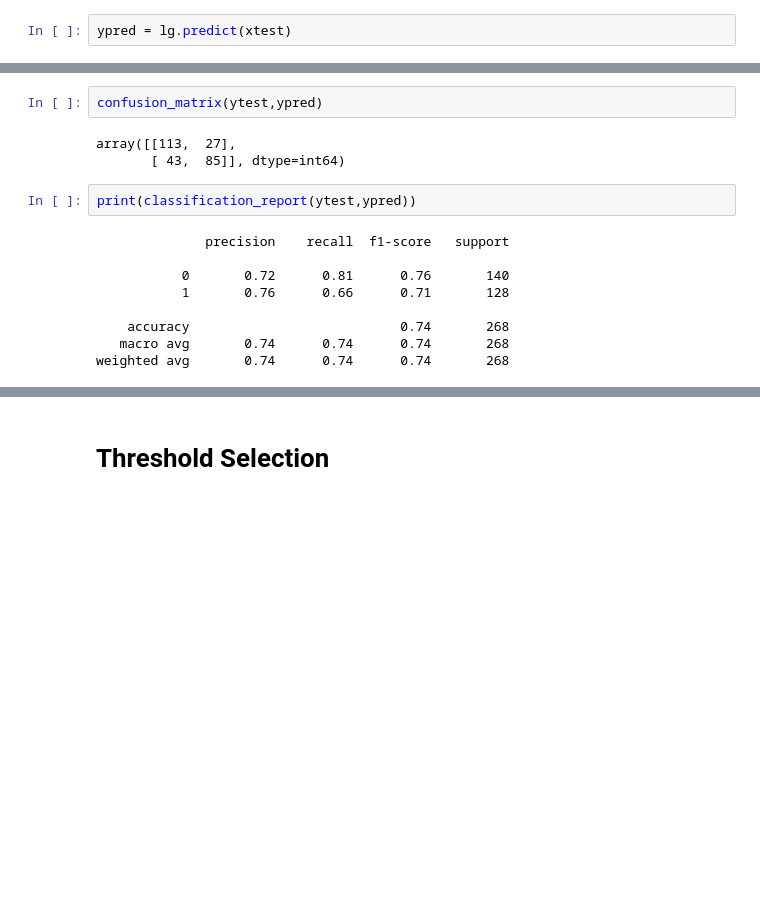
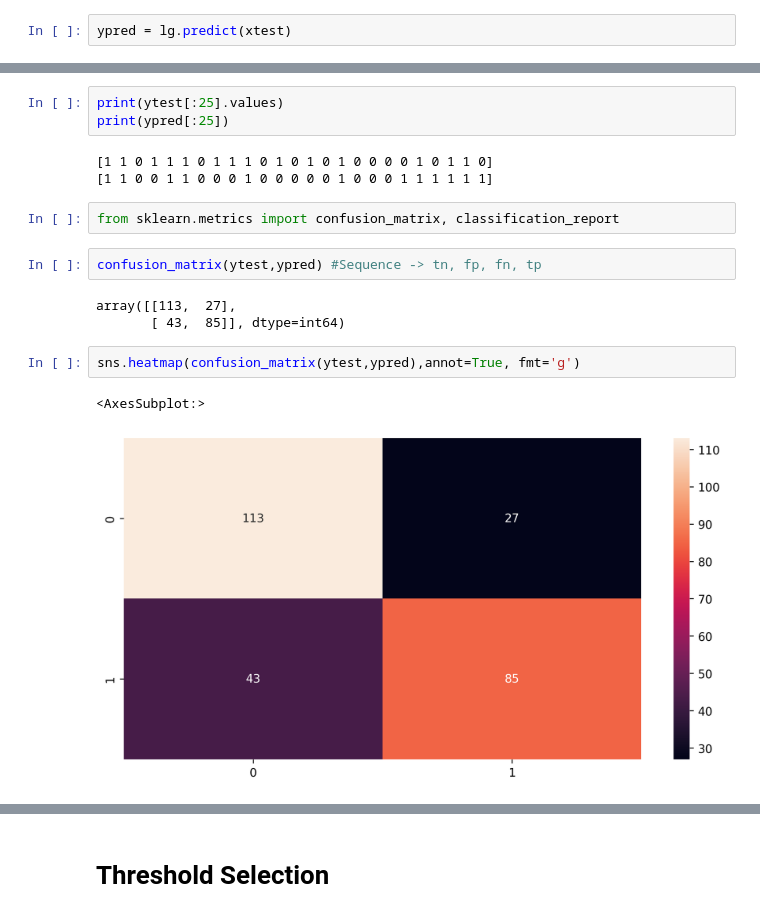
Before and after one commit to aishwaryamate/14July-Batch, a Jupyter notebook: Machine Learning/EDA-1/Logistic Regression.ipynb, the cells around one changed output, grey strips where cells are left out. Drawn from its saved outputs; the diff is of its cells as text; blank space fills up the shorter version.

```diff
--- a/Machine Learning/EDA-1/Logistic Regression.ipynb
+++ b/Machine Learning/EDA-1/Logistic Regression.ipynb
@@ -257,16 +275,18 @@ from sklearn.metrics import confusion_matrix, classification_report
-# %%
-confusion_matrix(ytest,ypred)
-# %% [output]
-array([[113,  27],
-       [ 43,  85]], dtype=int64)
-# %%
-print(classification_report(ytest,ypred))
-# %% [output]
-              precision    recall  f1-score   support
-
-           0       0.72      0.81      0.76       140
-           1       0.76      0.66      0.71       128
-
-    accuracy                           0.74       268
-   macro avg       0.74      0.74      0.74       268
-weighted avg       0.74      0.74      0.74       268
+# %%
+print(ytest[:25].values)
+print(ypred[:25])
+# %% [output]
+[1 1 0 1 1 1 0 1 1 1 0 1 0 1 0 1 0 0 0 0 1 0 1 1 0]
+[1 1 0 0 1 1 0 0 0 1 0 0 0 0 0 1 0 0 0 1 1 1 1 1 1]
+# %%
+from sklearn.metrics import confusion_matrix, classification_report
+# %%
+confusion_matrix(ytest,ypred) #Sequence -> tn, fp, fn, tp
+# %% [output]
+array([[113,  27],
+       [ 43,  85]], dtype=int64)
+# %%
+sns.heatmap(confusion_matrix(ytest,ypred),annot=True, fmt='g')
+# %% [output]
+<AxesSubplot:>
+[figure, added]
```
Also changed, not shown: parts of 54 cells of this notebook.
